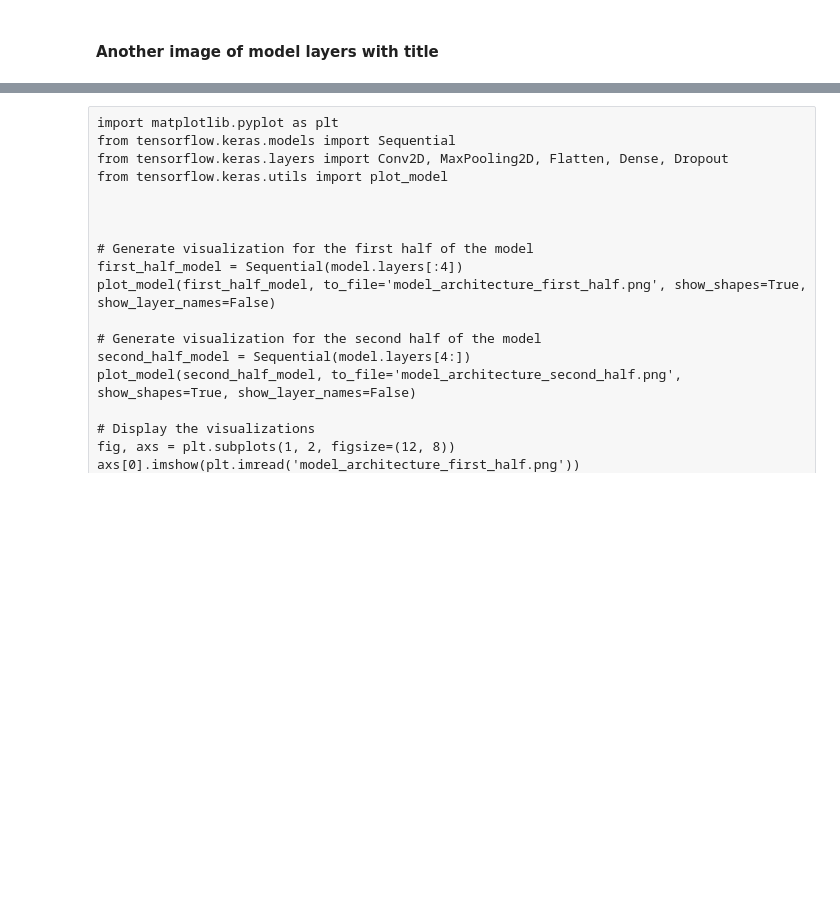
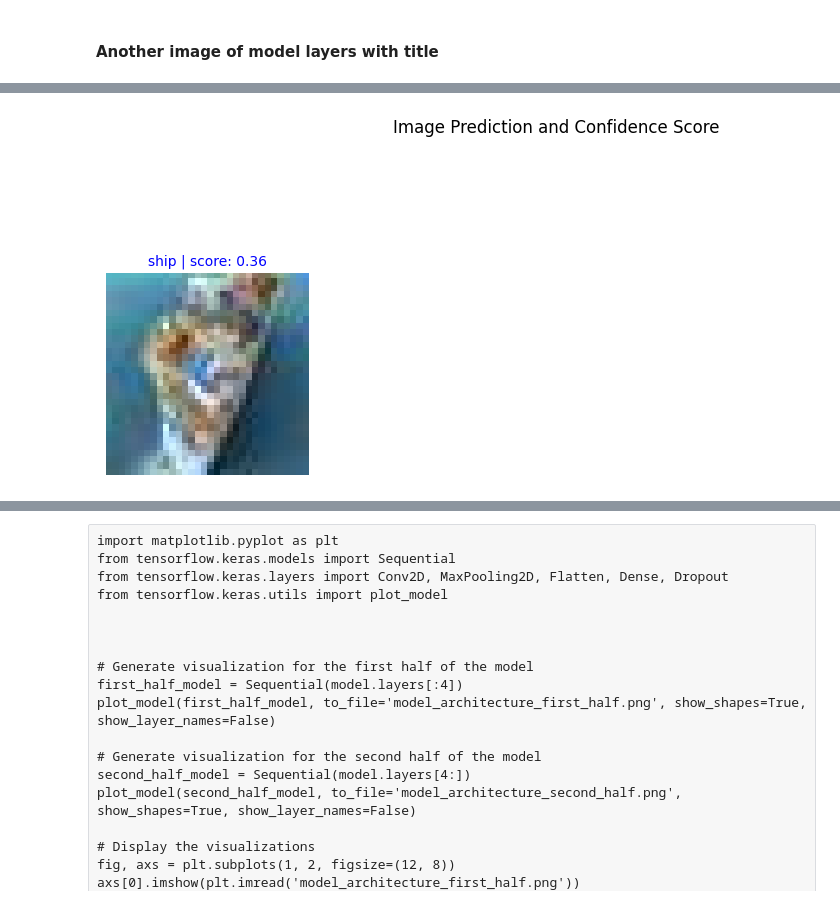
Before and after one commit to analyticsbyted/CNN-Image-Classification-CIFAR10, a Jupyter notebook: CNN_Image_Classification_CIFAR10.ipynb, the cells around one changed output, grey strips where cells are left out. Drawn from its saved outputs; the diff is of its cells as text; code cells hidden in the pictures; blank space fills up the shorter version.

Commit message:
completed tkinker image upload

```diff
--- a/CNN_Image_Classification_CIFAR10.ipynb
+++ b/CNN_Image_Classification_CIFAR10.ipynb
@@ -863,0 +768,86 @@ KeyboardInterrupt:
+# %%
+from PIL import Image
+import os
+import tensorflow as tf
+import matplotlib.pyplot as plt
+from tkinter import messagebox
+from tkinter import Tk, filedialog
+
+# Load the trained model
+model_path = 'modelh5'
+model = tf.keras.models.load_model(model_path)
+
+# Function to preprocess the image
+def preprocess_image(image):
+    # Resize the image to match the input shape of the model
+    image = image.resize((32, 32))
+    # Convert the image to a numpy array
+    image = tf.keras.preprocessing.image.img_to_array(image)
+    # Normalize the image pixel values to the range of [0, 1]
+    image = image / 255.0
+    # Expand the dimensions of the image to match the input shape of the model
+    image = tf.expand_dims(image, axis=0)
+    return image
+
+# Function to predict the class label and confidence score of an image
+def predict_image(image, model):
+    # Preprocess the image
+    image = preprocess_image(image)
+    # Perform the prediction
+    predictions = model.predict(image)
+    # Get the predicted class label and confidence score
+    predicted_class = tf.argmax(predictions[0])
+    confidence_score = tf.reduce_max(predictions[0])
+    return predicted_class, confidence_score
+
+# Create a Tkinter root window
+root = Tk()
+root.withdraw()  # Hide the root window
+
+# Display a message box dialog with instructions
+messagebox.showinfo(
+    "File/Folder Selection",
+    "Please select a file or folder.\n\n"
+    "Instructions:\n"
+    "- Click the 'Browse' button\n"
+    "- Navigate to the desired file or folder\n"
+    "- Click 'Open' to import"
+)
+
+# Open a file dialog for file or folder selection
+selection = messagebox.askquestion(
+    "File/Folder Selection",
+    "Do you want to upload an image?"
+)
+
+if selection == 'yes':
+    # Upload the image file
+    file_path = filedialog.askopenfilename(title="Select Image", filetypes=[("Image Files", (".png", ".jpg", ".jpeg"))])
+    image_files = [file_path] if file_path else []
+else:
+    # Upload the folder containing the images
+    folder_path = filedialog.askdirectory(title="Select Folder")
+    image_files = [os.path.join(folder_path, file) for file in os.listdir(folder_path) if file.endswith(('.png', '.jpg', '.jpeg'))]
+
+i = 0
+plt.figure(figsize=(12, 12))
+# Predict the class label and confidence score for each image
+for image_file in image_files:
+    # Read the image file
+    image = Image.open(image_file)
+    # Predict the class label and confidence score of the image
+    predicted_class, confidence_score = predict_image(image, model)
+    # Display the image file name, predicted class, and confidence score
+    class_labels = ['airplane', 'automobile', 'bird', 'cat', 'deer', 'dog', 'frog', 'horse', 'ship', 'truck']
+    # Display the image
+    ax = plt.subplot(3, 4, i + 1)
+    plt.imshow(image)
+    plt.axis('off')
+    plt.title(f"{class_labels[predicted_class]} | score: {confidence_score:.2f}",
+              color='blue',
+              fontsize=10)
+    i += 1
+
+plt.suptitle('Image Prediction and Confidence Score')
+plt.show()
+# %% [output]
@@ -863,0 +855 @@ KeyboardInterrupt:
+[figure, added]
```
Also changed, not shown: parts of 18 cells of this notebook, 5 other files.
